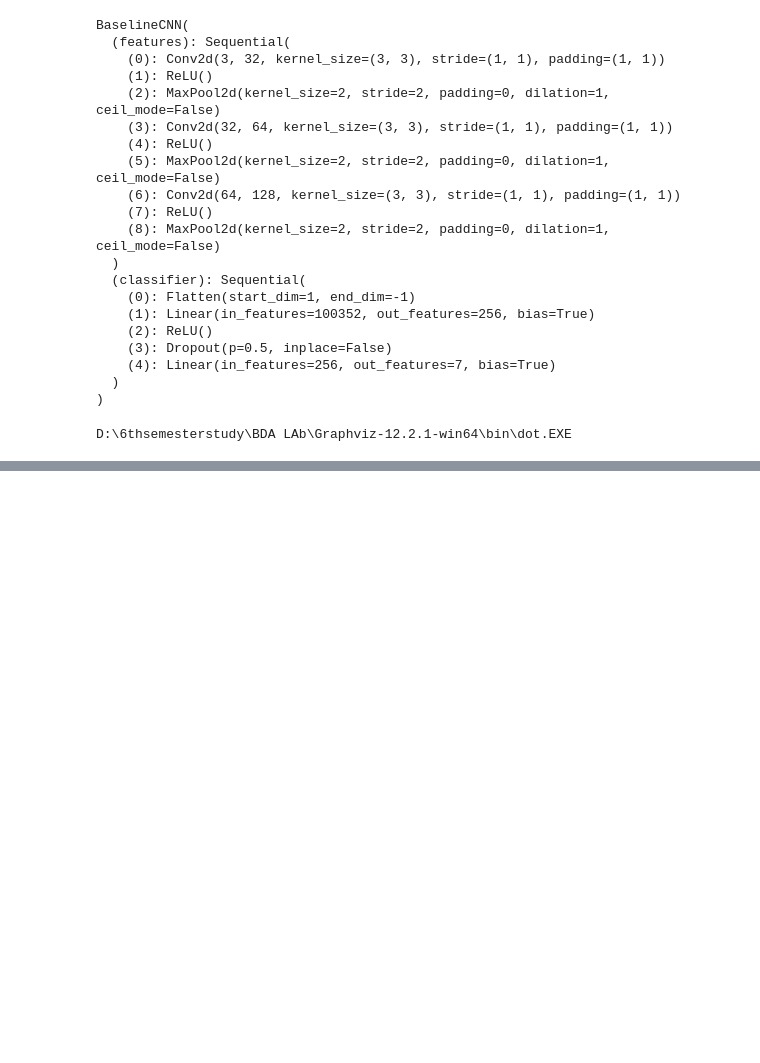
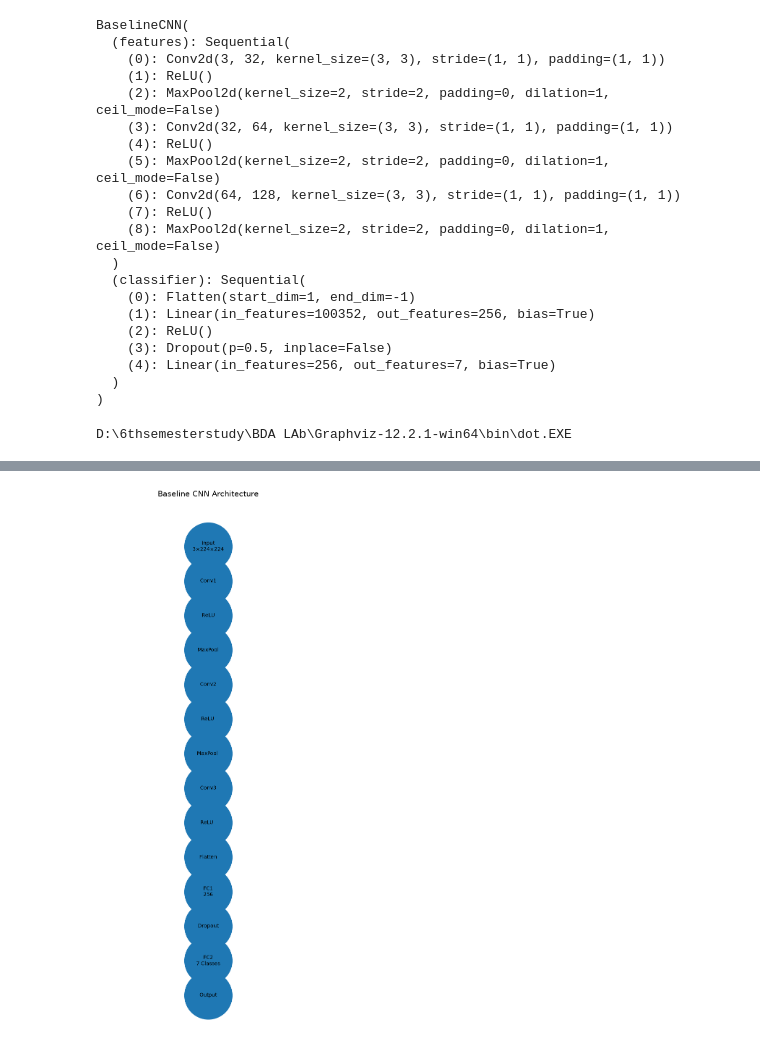
Before and after one commit to Ibad2004/DermAI-Skin-Cancer-Classification, a Jupyter notebook: notebooks/02_Preprocessing.ipynb, the cells around one changed output, grey strips where cells are left out. Saved outputs shown, nothing was run; the diff lists cells and outputs as text; code cells hidden in the pictures; blank space fills up the shorter version.

```diff
--- a/notebooks/02_Preprocessing.ipynb
+++ b/notebooks/02_Preprocessing.ipynb
@@ -1622,3 +1622,51 @@ graph.visual_graph
 
 (process:58028): Pango-WARNING **: 18:08:23.427: couldn't load font "Linux libertine Not-Rotated 10", falling back to "Sans Not-Rotated 10", expect ugly output.
 [drawing not drawn]
+# %%
+import networkx as nx
+import matplotlib.pyplot as plt
+
+# Create graph
+G = nx.DiGraph()
+
+layers = [
+    "Input\n3×224×224",
+    "Conv1",
+    "ReLU",
+    "MaxPool",
+    "Conv2",
+    "ReLU ",
+    "MaxPool ",
+    "Conv3",
+    "ReLU  ",
+    "Flatten",
+    "FC1\n256",
+    "Dropout",
+    "FC2\n7 Classes",
+    "Output"
+]
+
+# Add edges
+for i in range(len(layers)-1):
+    G.add_edge(layers[i], layers[i+1])
+
+# Positions
+pos = {layer: (0, -i) for i, layer in enumerate(layers)}
+
+plt.figure(figsize=(6,15))
+
+nx.draw(
+    G,
+    pos,
+    with_labels=True,
+    node_size=9000,
+    font_size=10,
+    arrows=True
+)
+
+plt.title("Baseline CNN Architecture", fontsize=15)
+plt.axis('off')
+
+plt.show()
+# %% [output]
+[figure, added]
```
Also changed, not shown: 3 other files.
